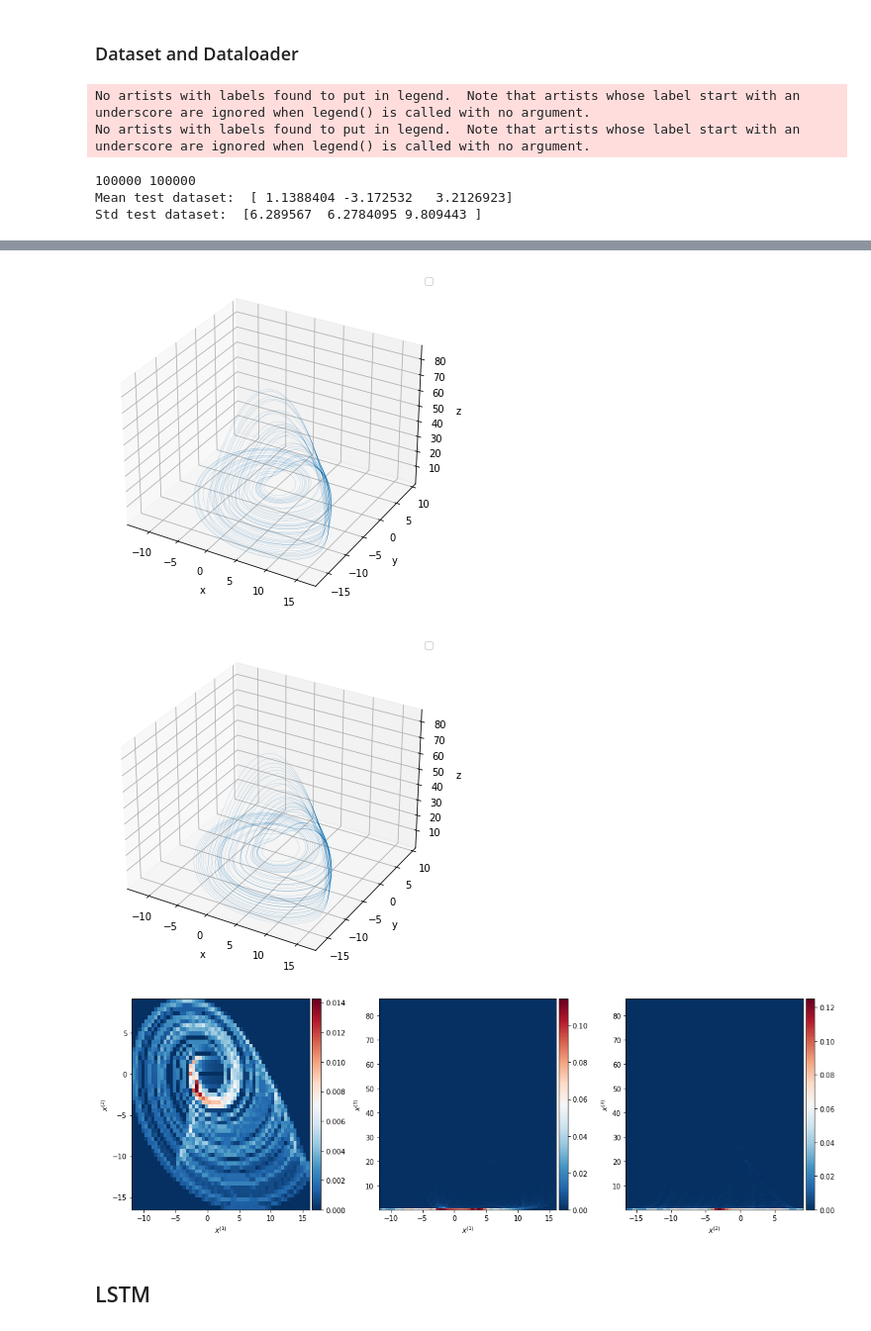
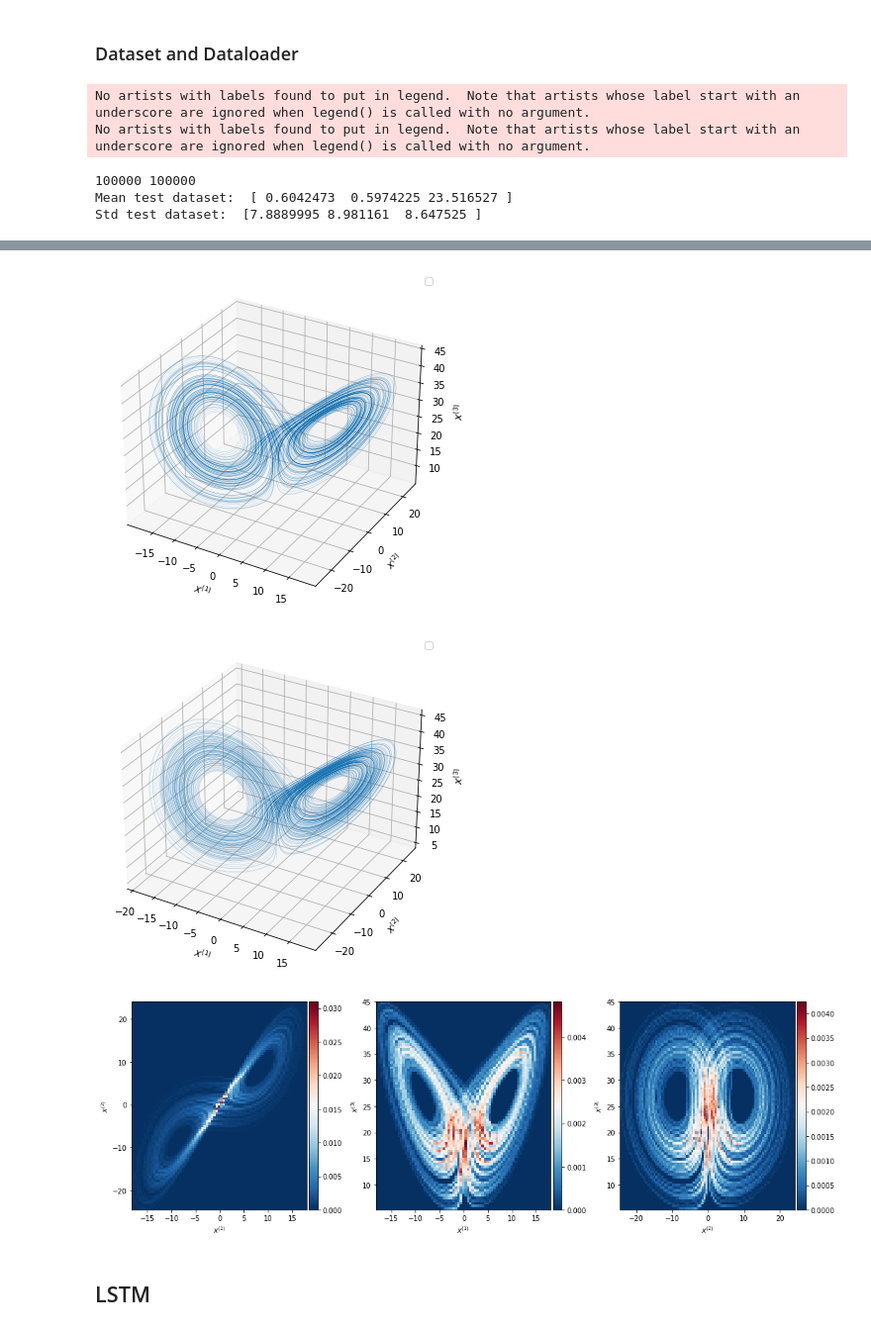
Before and after one commit to lupoalberto98/Physical-Informed-Dynamical-Systems, a Jupyter notebook: src/main.ipynb, the cells around one changed output, grey strips where cells are left out. Shown: that part at 99% size. Drawn from its saved outputs; the diff is of its cells as text; code cells hidden in the pictures.

```diff
--- a/src/main.ipynb
+++ b/src/main.ipynb
@@ -331,7 +332,7 @@ train_steps = int(200/dt) # 200 seconds
 val_steps = int(20/dt) # 20 seconds
 test_steps = int(200/dt) #100 seconds
 kf_steps = int(10/dt) # 10 seconds
-time_pred = 1 # inverse of first Lyapunov exponent usually
+time_pred = 10*dt # inverse of first Lyapunov exponent usually
 seq_len = int(time_pred/dt)+1 #because we get rid of one element during prediction, useful for convolutional nn and ff
 print("Seq_len: ", seq_len)
 feedforward_steps = 1
@@ -344,8 +345,9 @@ include_time = False
 
 ### Systems
 ## Lorenz63
-true_params_l63 = np.array((28., 10., 8.0/3.0))
-true_params_l63 = torch.tensor(true_params_l63, dtype=torch.float32, requires_grad=False)
+par_std = (28., 10., 8.0/3.0)
+par_1 = (23,8, 8/3)
+true_params_l63 = torch.tensor(np.array(par_std), dtype=torch.float32, requires_grad=False)
 l63 = Lorenz63(params=true_params_l63, dt=dt)
 l63.params.requires_grad = False
 
@@ -364,8 +366,8 @@ r76 = Roessler76(params = true_params_r76, dt=dt)
 r76.params.requires_grad = False
 
 # Define system to use and generate data
-true_system = r76
-true_params = true_params_r76
+true_system = l63
+true_params = true_params_l63
 #true_system.args.requires_grad = False
 #print(true_system.args)
 # %% [output]
@@ -438,8 +440,8 @@ train_dynamics = plot_trajectory(train_dataset, time=t_train, n_var=3, labels=["
 # Plot
 color_train = torch.rand_like(train_dataset)
 color_test = torch.rand_like(test_dataset)
-train_attractor = plot_3Dtrajectory(train_dataset, filename = name_train_attractor, color=None)
-test_attractor = plot_3Dtrajectory(test_dataset, filename = name_test_attractor, color=None)
+train_attractor = plot_3Dtrajectory(train_dataset, filename=None, color=None)
+test_attractor = plot_3Dtrajectory(test_dataset, filename=None, color=None)
 print(test_dataset.shape[0], t_test.shape[0])
 
 # Statistics test dataset
@@ -452,10 +454,10 @@ print("Std test dataset: ", std_test_dataset)
 epsilon = 0.5
 points = train_dataset.detach().cpu().numpy()
 proj_filename = "images/proj_distributions_"+true_system.__class__.__name__+"_epsilon"+str(epsilon)+".png"
-train_distr = plot_compute_pdf(points, epsilon=epsilon, filename=proj_filename)
+train_distr = plot_compute_pdf(points, epsilon=epsilon, filename=None)
 # %% [output]
 No artists with labels found to put in legend.  Note that artists whose label start with an underscore are ignored when legend() is called with no argument.
 No artists with labels found to put in legend.  Note that artists whose label start with an underscore are ignored when legend() is called with no argument.
 100000 100000
-Mean test dataset:  [ 1.1388404 -3.172532   3.2126923]
-Std test dataset:  [6.289567  6.2784095 9.809443 ]
+Mean test dataset:  [ 0.6042473  0.5974225 23.516527 ]
+Std test dataset:  [7.8889995 8.981161  8.647525 ]
@@ -463,6 +465,6 @@ Std test dataset:  [6.289567  6.2784095 9.809443 ]
-[figure, old version]
+[figure, new version]
-[figure, old version]
+[figure, new version]
-[figure, old version]
+[figure, new version]
 # %% [markdown]
 ## LSTM
 # %% [markdown]
```
Also changed, not shown: parts of 51 cells of this notebook, 14 other files.
